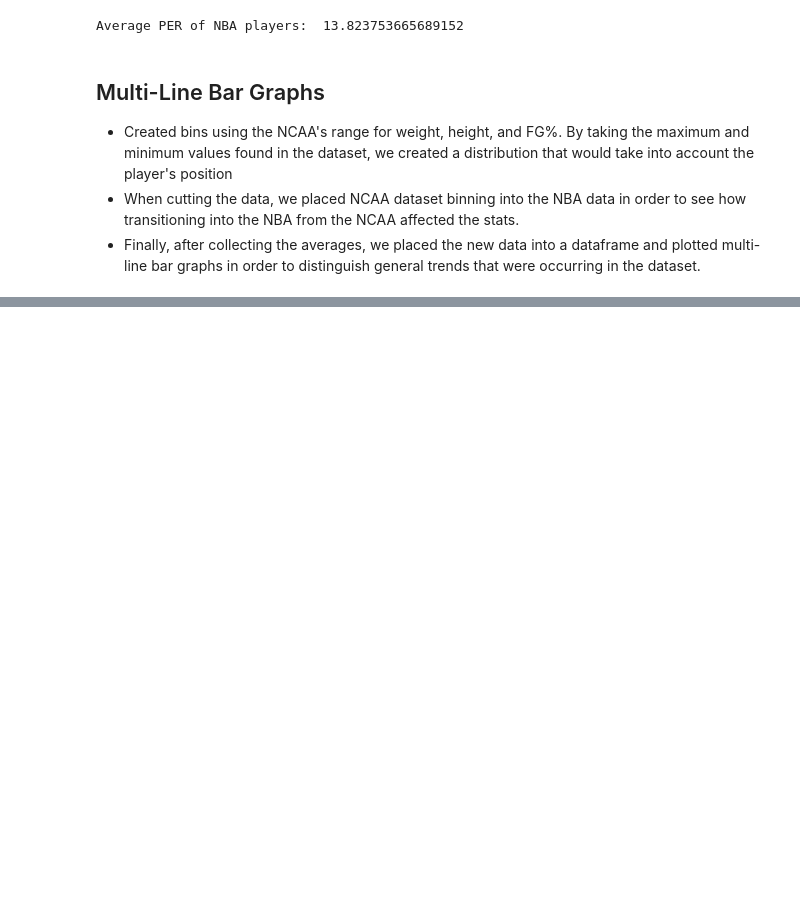
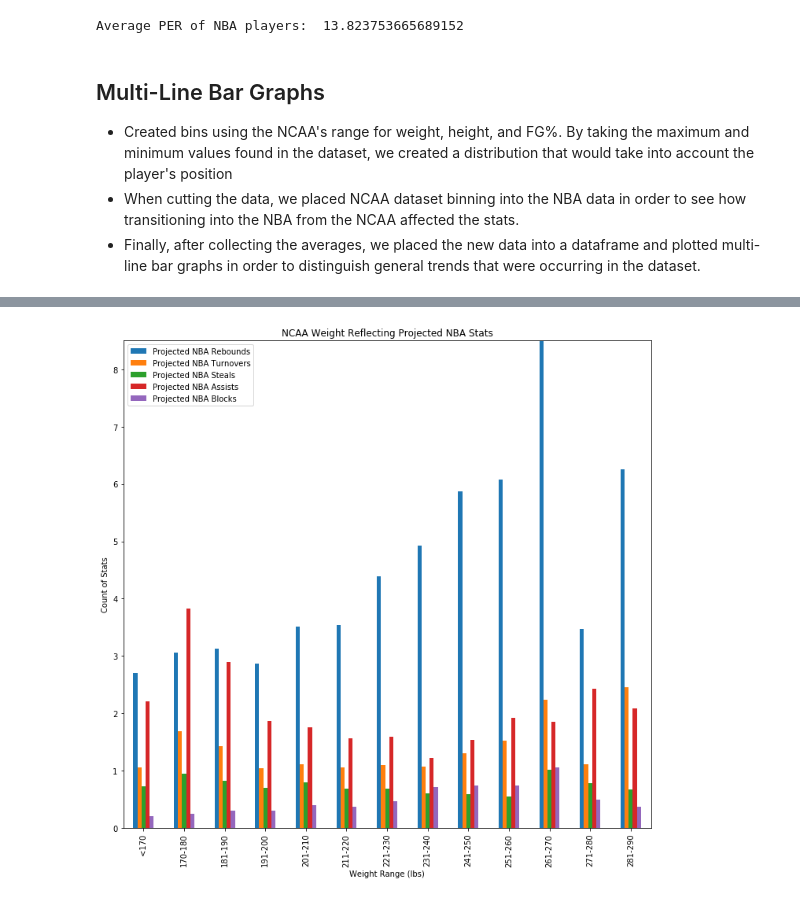
Before and after one commit to Stephen-Chu15/Performance_Translation_Project, a Jupyter notebook: Project_Analysis.ipynb, the cells around one changed output, grey strips where cells are left out. Cells and saved outputs as stored; diff of their text form; code cells hidden in the pictures; blank space fills up the shorter version.

```diff
--- a/Project_Analysis.ipynb
+++ b/Project_Analysis.ipynb
@@ -331,3 +331,26 @@ Average PER of NBA players:  13.823753665689152
 * Created bins using the NCAA's range for weight, height, and FG%. By taking the maximum and minimum values found in the dataset, we created a distribution that would take into account the player's position
 * When cutting the data, we placed NCAA dataset binning into the NBA data in order to see how transitioning into the NBA from the NCAA affected the stats.
 * Finally, after collecting the averages, we placed the new data into a dataframe and plotted multi-line bar graphs in order to distinguish general trends that were occurring in the dataset.
+# %%
+# Created bins using NCAA college minimum and maximum weight
+bins = [0,170,180,190,200,210,220,230,240,250,260,270,280,290]
+group_labels = ['<170','170-180','181-190','191-200','201-210','211-220','221-230','231-240','241-250','251-260','261-270','271-280','281-290']
+
+# When cutting the data we are grouping the NBA players by their college weight in order to gain averages of stats as they transitioned
+nba_df['NCAA Weight Range'] = pd.cut(ncaa_df['Career Weight'], bins, labels = group_labels, include_lowest = True)
+
+# Group by NCAA weight range and find averages for the data
+ncaa_weight_nba_stats = nba_df.groupby('NCAA Weight Range')
+rebounds_per_game_weight = ncaa_weight_nba_stats['RPG'].mean()
+turnovers_per_game_weight = ncaa_weight_nba_stats['TPG'].mean()
+steals_per_game_weight = ncaa_weight_nba_stats['SPG'].mean()
+assists_per_game_weight = ncaa_weight_nba_stats['APG'].mean()
+blocks_per_game_weight = ncaa_weight_nba_stats['BPG'].mean()
+
+# Place new data into the dataframe
+weight_data = pd.DataFrame({'Projected NBA Rebounds': rebounds_per_game_weight,
+                            'Projected NBA Turnovers': turnovers_per_game_weight,
+                            'Projected NBA Steals': steals_per_game_weight,
+                            'Projected NBA Assists': assists_per_game_weight,
+                            'Projected NBA Blocks': blocks_per_game_weight})
+weight_data
@@ -333,0 +373,11 @@ Average PER of NBA players:  13.823753665689152
+# %%
+# Plot multi-line bar graphs to exhibit general trends for weight
+weight_chart = weight_data.plot(kind = 'bar', figsize = (10,10), legend = 'best', ylim = (0,8.5))
+weight_chart.set_title('NCAA Weight Reflecting Projected NBA Stats')
+weight_chart.set_xlabel('Weight Range (lbs)')
+weight_chart.set_ylabel ('Count of Stats')
+plt.tight_layout()
+plt.savefig('ProjectPlots/BinnedWeight.png')
+plt.show()
+# %% [output]
+[figure, added]
```
Also changed, not shown: parts of 2 cells of this notebook.
